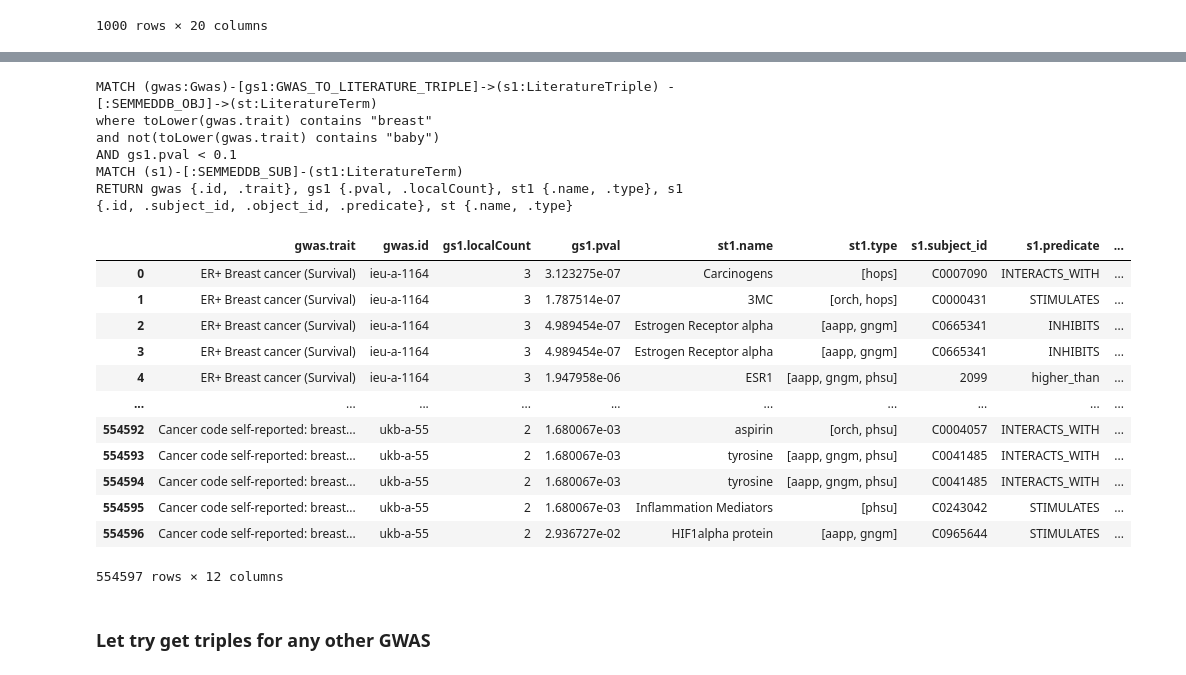
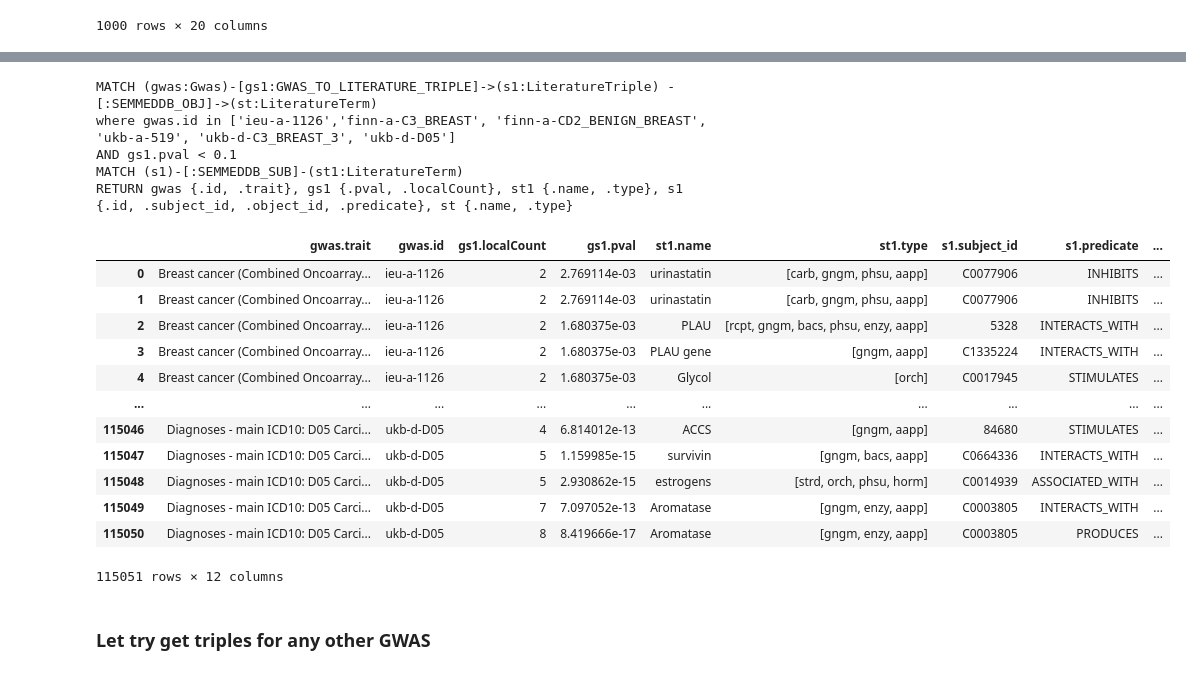
Before and after one commit to mvab/epigraphdb-breast-cancer, a Jupyter notebook: python/4_breast_cancer_map_to_lit.ipynb, the cells around one changed output, grey strips where cells are left out. Drawn from its saved outputs; the diff is of its cells as text; code cells hidden in the pictures.

```diff
--- a/python/4_breast_cancer_map_to_lit.ipynb
+++ b/python/4_breast_cancer_map_to_lit.ipynb
@@ -2,11 +2,11 @@
 import pandas as pd
 import json
 from environs import Env
-from graph_functions import query_to_df,start_graph_session,start_graph_session_crashdown
+from graph_functions import query_to_df,start_graph_session,start_graph_session_crashdown, start_graph_session_crashdown_w_auth
 from IPython.display import Image
 import requests
 
 env = Env()
 #session = start_graph_session(env)
-session = start_graph_session_crashdown(env)
+session = start_graph_session_crashdown_w_auth(env)
 # %% [output]
@@ -594,32 +594,30 @@ gs1 {.pval, .localCount}, st1 {.name}, s1 {.id, .subject_id, .object_id, .predic
 # %%
 ##YES get all terms related to 'breast' gwas:
 query = """
 MATCH (gwas:Gwas)-[gs1:GWAS_TO_LITERATURE_TRIPLE]->(s1:LiteratureTriple) -[:SEMMEDDB_OBJ]->(st:LiteratureTerm)
-where toLower(gwas.trait) contains "breast"
-and not(toLower(gwas.trait) contains "baby")
+where gwas.id in ['ieu-a-1126','finn-a-C3_BREAST', 'finn-a-CD2_BENIGN_BREAST', 'ukb-a-519', 'ukb-d-C3_BREAST_3', 'ukb-d-D05']
 AND gs1.pval < 0.1
 MATCH (s1)-[:SEMMEDDB_SUB]-(st1:LiteratureTerm)
 RETURN gwas {.id, .trait}, gs1 {.pval, .localCount}, st1 {.name, .type}, s1 {.id, .subject_id, .object_id, .predicate}, st {.name, .type}"""
 test3 = query_to_df(session, query)
 test3
 # %% [output]
 MATCH (gwas:Gwas)-[gs1:GWAS_TO_LITERATURE_TRIPLE]->(s1:LiteratureTriple) -[:SEMMEDDB_OBJ]->(st:LiteratureTerm)
-where toLower(gwas.trait) contains "breast"
-and not(toLower(gwas.trait) contains "baby")
+where gwas.id in ['ieu-a-1126','finn-a-C3_BREAST', 'finn-a-CD2_BENIGN_BREAST', 'ukb-a-519', 'ukb-d-C3_BREAST_3', 'ukb-d-D05']
 AND gs1.pval < 0.1
 MATCH (s1)-[:SEMMEDDB_SUB]-(st1:LiteratureTerm)
 RETURN gwas {.id, .trait}, gs1 {.pval, .localCount}, st1 {.name, .type}, s1 {.id, .subject_id, .object_id, .predicate}, st {.name, .type}
 |  | gwas.trait | gwas.id | gs1.localCount | gs1.pval | st1.name | st1.type | s1.subject_id | s1.predicate | ... |
-| 0 | ER+ Breast cancer (Survival) | ieu-a-1164 | 3 | 3.123275e-07 | Carcinogens | [hops] | C0007090 | INTERACTS_WITH | ... |
-| 1 | ER+ Breast cancer (Survival) | ieu-a-1164 | 3 | 1.787514e-07 | 3MC | [orch, hops] | C0000431 | STIMULATES | ... |
-| 2 | ER+ Breast cancer (Survival) | ieu-a-1164 | 3 | 4.989454e-07 | Estrogen Receptor alpha | [aapp, gngm] | C0665341 | INHIBITS | ... |
-| 3 | ER+ Breast cancer (Survival) | ieu-a-1164 | 3 | 4.989454e-07 | Estrogen Receptor alpha | [aapp, gngm] | C0665341 | INHIBITS | ... |
-| 4 | ER+ Breast cancer (Survival) | ieu-a-1164 | 3 | 1.947958e-06 | ESR1 | [aapp, gngm, phsu] | 2099 | higher_than | ... |
+| 0 | Breast cancer (Combined Oncoarray... | ieu-a-1126 | 2 | 2.769114e-03 | urinastatin | [carb, gngm, phsu, aapp] | C0077906 | INHIBITS | ... |
+| 1 | Breast cancer (Combined Oncoarray... | ieu-a-1126 | 2 | 2.769114e-03 | urinastatin | [carb, gngm, phsu, aapp] | C0077906 | INHIBITS | ... |
+| 2 | Breast cancer (Combined Oncoarray... | ieu-a-1126 | 2 | 1.680375e-03 | PLAU | [rcpt, gngm, bacs, phsu, enzy, aapp] | 5328 | INTERACTS_WITH | ... |
+| 3 | Breast cancer (Combined Oncoarray... | ieu-a-1126 | 2 | 1.680375e-03 | PLAU gene | [gngm, aapp] | C1335224 | INTERACTS_WITH | ... |
+| 4 | Breast cancer (Combined Oncoarray... | ieu-a-1126 | 2 | 1.680375e-03 | Glycol | [orch] | C0017945 | STIMULATES | ... |
 | ... | ... | ... | ... | ... | ... | ... | ... | ... | ... |
-| 554592 | Cancer code self-reported: breast... | ukb-a-55 | 2 | 1.680067e-03 | aspirin | [orch, phsu] | C0004057 | INTERACTS_WITH | ... |
-| 554593 | Cancer code self-reported: breast... | ukb-a-55 | 2 | 1.680067e-03 | tyrosine | [aapp, gngm, phsu] | C0041485 | INTERACTS_WITH | ... |
-| 554594 | Cancer code self-reported: breast... | ukb-a-55 | 2 | 1.680067e-03 | tyrosine | [aapp, gngm, phsu] | C0041485 | INTERACTS_WITH | ... |
-| 554595 | Cancer code self-reported: breast... | ukb-a-55 | 2 | 1.680067e-03 | Inflammation Mediators | [phsu] | C0243042 | STIMULATES | ... |
-| 554596 | Cancer code self-reported: breast... | ukb-a-55 | 2 | 2.936727e-02 | HIF1alpha protein | [aapp, gngm] | C0965644 | STIMULATES | ... |
+| 115046 | Diagnoses - main ICD10: D05 Carci... | ukb-d-D05 | 4 | 6.814012e-13 | ACCS | [gngm, aapp] | 84680 | STIMULATES | ... |
+| 115047 | Diagnoses - main ICD10: D05 Carci... | ukb-d-D05 | 5 | 1.159985e-15 | survivin | [gngm, bacs, aapp] | C0664336 | INTERACTS_WITH | ... |
+| 115048 | Diagnoses - main ICD10: D05 Carci... | ukb-d-D05 | 5 | 2.930862e-15 | estrogens | [strd, orch, phsu, horm] | C0014939 | ASSOCIATED_WITH | ... |
+| 115049 | Diagnoses - main ICD10: D05 Carci... | ukb-d-D05 | 7 | 7.097052e-13 | Aromatase | [gngm, enzy, aapp] | C0003805 | INTERACTS_WITH | ... |
+| 115050 | Diagnoses - main ICD10: D05 Carci... | ukb-d-D05 | 8 | 8.419666e-17 | Aromatase | [gngm, enzy, aapp] | C0003805 | PRODUCES | ... |
-554597 rows × 12 columns
+115051 rows × 12 columns
 # %%
```
Also changed, not shown: parts of 5 cells of this notebook.
